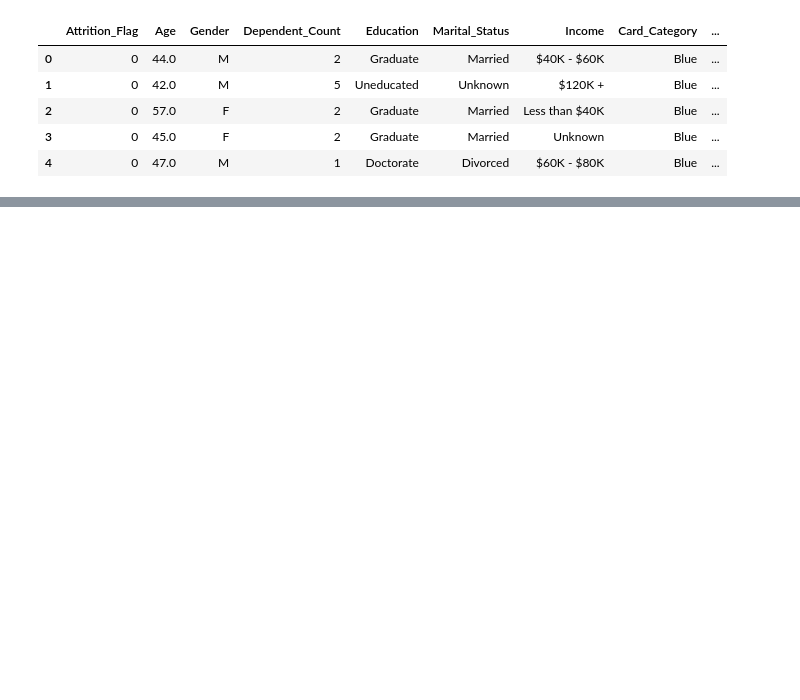
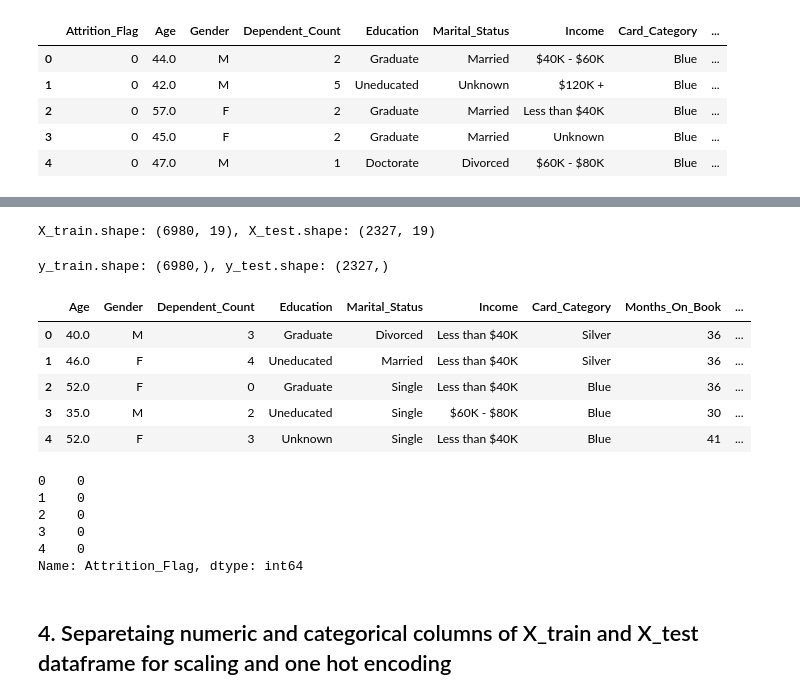
Before and after one commit to ahmedshahjahan/Data-Science-Capstone-Project-Credit-Card-Churn-Prediction, a Jupyter notebook: Notebook/Bank Churners Prediction - Preprocessing.ipynb, the cells around one changed output, grey strips where cells are left out. Saved outputs shown, nothing was run; the diff lists cells and outputs as text; code cells hidden in the pictures; blank space fills up the shorter version.

```diff
--- a/Notebook/Bank Churners Prediction - Preprocessing.ipynb
+++ b/Notebook/Bank Churners Prediction - Preprocessing.ipynb
@@ -86,6 +36,0 @@ df_numeric_scaled.head()
-# %%
-# Merging categorical dataframe and scaled numerical dataframe to one
-df_preprocessing = pd.concat([df_numeric_scaled, df_categorical], axis=1)
-# %%
-df_preprocessing['Attrition_Flag'] = df_preprocessing['Attrition_Flag'].astype('int64')
-df_preprocessing['Attrition_Flag'].dtype
@@ -105,3 +36,0 @@ df_preprocessing.head()
-# %%
-# Encoding Categorical Columns
-df_preprocessing = pd.get_dummies(df_preprocessing, drop_first=True)
@@ -122,3 +41,36 @@ X = df_preprocessing.drop('Attrition_Flag', axis=1)
 y = df_preprocessing['Attrition_Flag']
 # %%
 X_train, X_test, y_train, y_test = train_test_split(X, y, test_size=0.25, random_state=123)
+# %%
+X_train = X_train.reset_index(drop=True)
+X_test = X_test.reset_index(drop=True)
+y_train = y_train.reset_index(drop=True)
+y_test = y_test.reset_index(drop=True)
+# %%
+print(f'X_train.shape: {X_train.shape}, X_test.shape: {X_test.shape}')
+# %% [output]
+X_train.shape: (6980, 19), X_test.shape: (2327, 19)
+# %%
+print(f'y_train.shape: {y_train.shape}, y_test.shape: {y_test.shape}')
+# %% [output]
+y_train.shape: (6980,), y_test.shape: (2327,)
+# %%
+X_train.head()
+# %% [output]
+|  | Age | Gender | Dependent_Count | Education | Marital_Status | Income | Card_Category | Months_On_Book | ... |
+| 0 | 40.0 | M | 3 | Graduate | Divorced | Less than $40K | Silver | 36 | ... |
+| 1 | 46.0 | F | 4 | Uneducated | Married | Less than $40K | Silver | 36 | ... |
+| 2 | 52.0 | F | 0 | Graduate | Single | Less than $40K | Blue | 36 | ... |
+| 3 | 35.0 | M | 2 | Uneducated | Single | $60K - $80K | Blue | 30 | ... |
+| 4 | 52.0 | F | 3 | Unknown | Single | Less than $40K | Blue | 41 | ... |
+# %%
+y_train.head()
+# %% [output]
+0    0
+1    0
+2    0
+3    0
+4    0
+Name: Attrition_Flag, dtype: int64
+# %% [markdown]
+## 4. Separetaing numeric and categorical columns of X_train and X_test dataframe for scaling and one hot encoding
```
Also changed, not shown: parts of 39 cells of this notebook.
